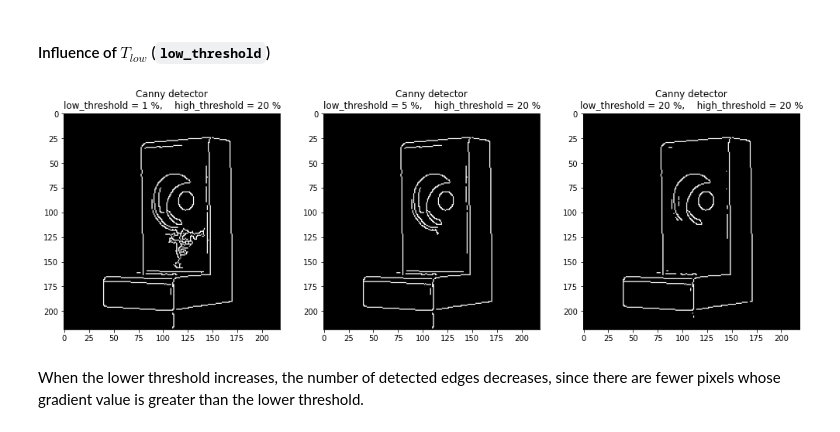
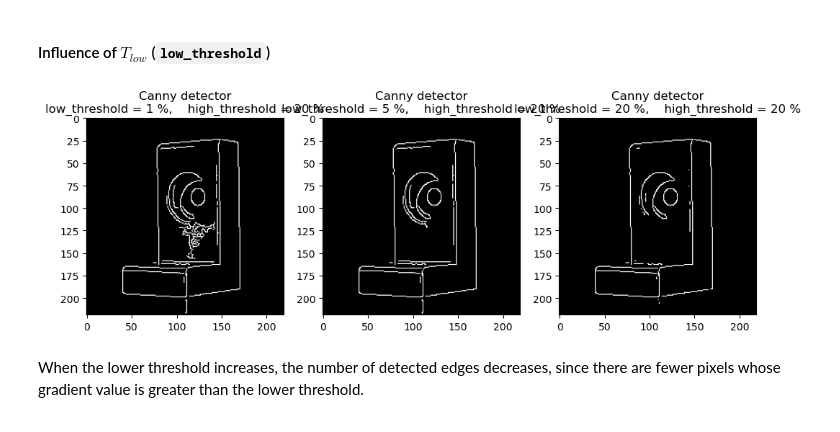
Before and after one commit to vincmazet/bip-labs, a Jupyter notebook: detection/lab1.ipynb, the cells around one changed output. Drawn from its saved outputs; the diff is of its cells as text; code cells hidden in the pictures.

```diff
--- a/detection/lab1.ipynb
+++ b/detection/lab1.ipynb
@@ -56,7 +50,6 @@ from matplotlib.pyplot import figure, imshow, title, subplot, plot, show, plot,
 import time
 # %%
 x = imread("L.png")
-x = x# / 255
 figure
 imshow(x, cmap="gray")
 title("Original image")
@@ -146,14 +144,14 @@ In consequence, the image is more blurry and therefore the edges are less marked
 # %%
 seuils = [0.01, 0.05, 0.2]
 seuil_haut = 0.2
-figure(figsize=(17,10))
+figure(figsize=(12,9))
 for i, seuil_bas in enumerate(seuils):
     z = canny(x, low_threshold=seuil_bas*x.max(), high_threshold=seuil_haut*x.max())
     subplot(1,3,i+1)
     imshow(z, cmap="gray")
     title(f"Canny detector\nlow_threshold = {seuil_bas*100:.0f} %,    high_threshold = {seuil_haut*100:.0f} %")
 # %% [output]
-[figure, old version]
+[figure, new version]
 # %% [markdown]
 When the lower threshold increases, the number of detected edges decreases,
 since there are fewer pixels whose gradient value is greater than the lower threshold.
```
Also changed, not shown: parts of 12 cells of this notebook, 2 other files.
